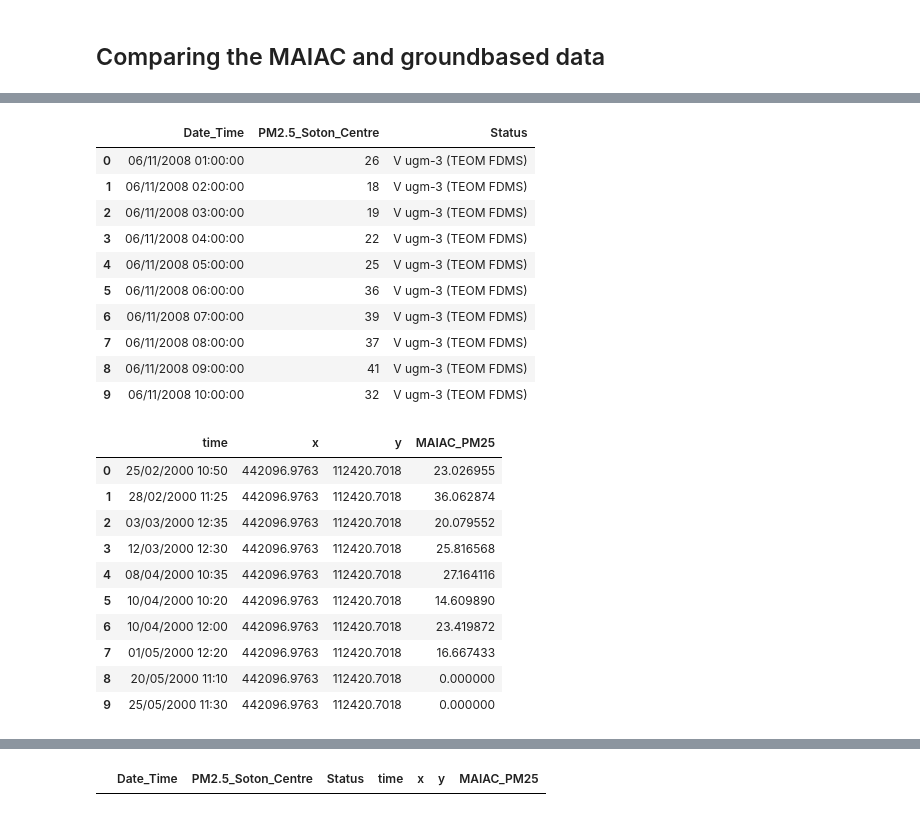
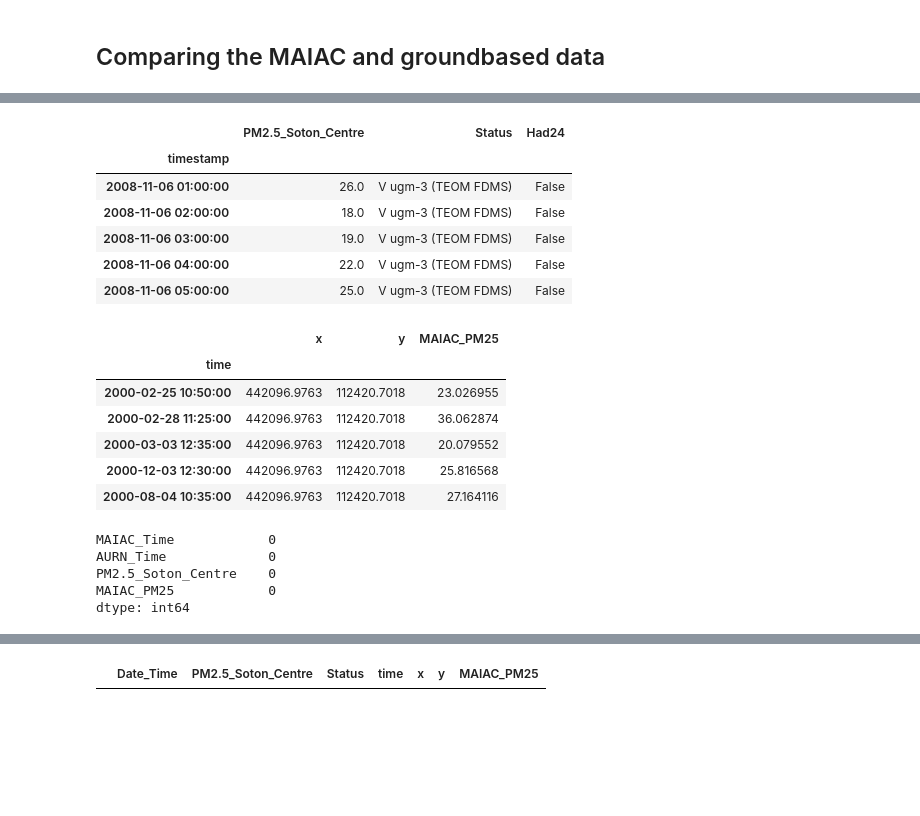
Before and after one commit to annalisasheehan/masters, a Jupyter notebook: AURN_Validation.ipynb, the cells around one changed output, grey strips where cells are left out. Drawn from its saved outputs; the diff is of its cells as text; code cells hidden in the pictures; blank space fills up the shorter version.

```diff
--- a/AURN_Validation.ipynb
+++ b/AURN_Validation.ipynb
@@ -70,30 +102,24 @@ AURN_Soton = pd.read_csv(r'D:\Annies_Dissertation\Methodology\Validation\AURN\So
 # %%
-AURN_Soton[:10]
+AURN_Soton.head()
 # %% [output]
-|  | Date_Time | PM2.5_Soton_Centre | Status |
-| 0 | 06/11/2008 01:00:00 | 26 | V ugm-3 (TEOM FDMS) |
-| 1 | 06/11/2008 02:00:00 | 18 | V ugm-3 (TEOM FDMS) |
-| 2 | 06/11/2008 03:00:00 | 19 | V ugm-3 (TEOM FDMS) |
-| 3 | 06/11/2008 04:00:00 | 22 | V ugm-3 (TEOM FDMS) |
-| 4 | 06/11/2008 05:00:00 | 25 | V ugm-3 (TEOM FDMS) |
-| 5 | 06/11/2008 06:00:00 | 36 | V ugm-3 (TEOM FDMS) |
-| 6 | 06/11/2008 07:00:00 | 39 | V ugm-3 (TEOM FDMS) |
-| 7 | 06/11/2008 08:00:00 | 37 | V ugm-3 (TEOM FDMS) |
-| 8 | 06/11/2008 09:00:00 | 41 | V ugm-3 (TEOM FDMS) |
-| 9 | 06/11/2008 10:00:00 | 32 | V ugm-3 (TEOM FDMS) |
+|  | PM2.5_Soton_Centre | Status | Had24 |
+| timestamp |  |  |  |
+| 2008-11-06 01:00:00 | 26.0 | V ugm-3 (TEOM FDMS) | False |
+| 2008-11-06 02:00:00 | 18.0 | V ugm-3 (TEOM FDMS) | False |
+| 2008-11-06 03:00:00 | 19.0 | V ugm-3 (TEOM FDMS) | False |
+| 2008-11-06 04:00:00 | 22.0 | V ugm-3 (TEOM FDMS) | False |
+| 2008-11-06 05:00:00 | 25.0 | V ugm-3 (TEOM FDMS) | False |
 # %%
-MAIAC_Soton = pd.read_csv(r'D:\Annies_Dissertation\Methodology\Validation\AURN\Southampton\Soton_MAIAC_PM25.csv')
+MAIAC_Soton = pd.read_csv(r'D:\Annies_Dissertation\Methodology\Validation\AURN\Southampton\Soton_MAIAC_PM25.csv', parse_dates=['time'])
+# %%
+MAIAC_Soton = MAIAC_Soton.set_index('time')
 # %%
-MAIAC_Soton[:10]
+MAIAC_Soton.head()
 # %% [output]
-|  | time | x | y | MAIAC_PM25 |
-| 0 | 25/02/2000 10:50 | 442096.9763 | 112420.7018 | 23.026955 |
-| 1 | 28/02/2000 11:25 | 442096.9763 | 112420.7018 | 36.062874 |
-| 2 | 03/03/2000 12:35 | 442096.9763 | 112420.7018 | 20.079552 |
-| 3 | 12/03/2000 12:30 | 442096.9763 | 112420.7018 | 25.816568 |
-| 4 | 08/04/2000 10:35 | 442096.9763 | 112420.7018 | 27.164116 |
-| 5 | 10/04/2000 10:20 | 442096.9763 | 112420.7018 | 14.609890 |
-| 6 | 10/04/2000 12:00 | 442096.9763 | 112420.7018 | 23.419872 |
-| 7 | 01/05/2000 12:20 | 442096.9763 | 112420.7018 | 16.667433 |
-| 8 | 20/05/2000 11:10 | 442096.9763 | 112420.7018 | 0.000000 |
-| 9 | 25/05/2000 11:30 | 442096.9763 | 112420.7018 | 0.000000 |
+|  | x | y | MAIAC_PM25 |
+| time |  |  |  |
+| 2000-02-25 10:50:00 | 442096.9763 | 112420.7018 | 23.026955 |
+| 2000-02-28 11:25:00 | 442096.9763 | 112420.7018 | 36.062874 |
+| 2000-03-03 12:35:00 | 442096.9763 | 112420.7018 | 20.079552 |
+| 2000-12-03 12:30:00 | 442096.9763 | 112420.7018 | 25.816568 |
+| 2000-08-04 10:35:00 | 442096.9763 | 112420.7018 | 27.164116 |
@@ -99,0 +138,8 @@ MAIAC_Soton[:10]
+# %%
+result.isnull().sum()
+# %% [output]
+MAIAC_Time            0
+AURN_Time             0
+PM2.5_Soton_Centre    0
+MAIAC_PM25            0
+dtype: int64
```
Also changed, not shown: parts of 22 cells of this notebook.
